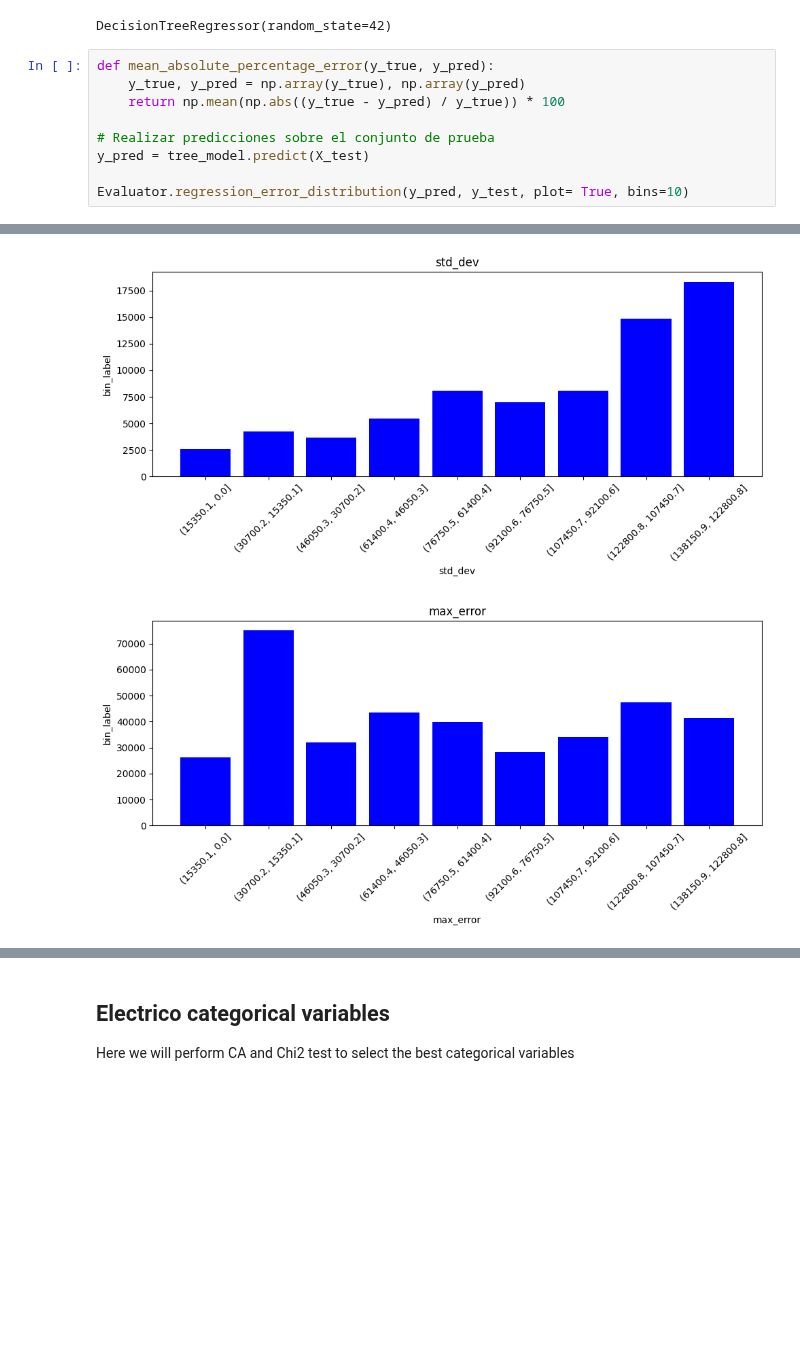
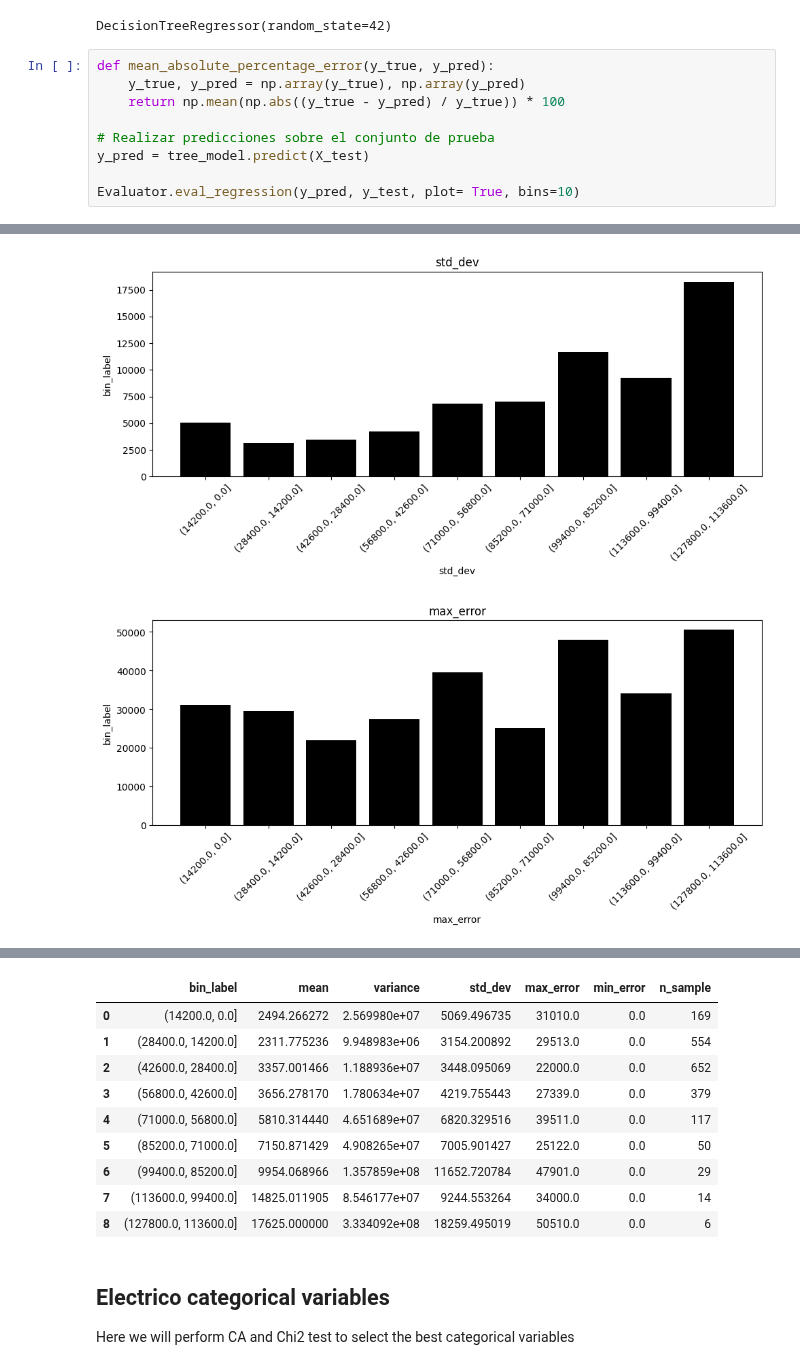
Before and after one commit to Lingfeng555/Cars_Price_Prediction, a Jupyter notebook: Trees/electric_and_plugin.ipynb, the cells around one changed output, grey strips where cells are left out. Saved outputs shown, nothing was run; the diff lists cells and outputs as text; blank space fills up the shorter version.

```diff
--- a/Trees/electric_and_plugin.ipynb
+++ b/Trees/electric_and_plugin.ipynb
@@ -233,5 +233,5 @@ def mean_absolute_percentage_error(y_true, y_pred):
 # Realizar predicciones sobre el conjunto de prueba
 y_pred = tree_model.predict(X_test)
 
-Evaluator.regression_error_distribution(y_pred, y_test, plot= True, bins=10)
+Evaluator.eval_regression(y_pred, y_test, plot= True, bins=10)
 # %% [output]
@@ -257,3 +248,3 @@ Evaluator.regression_error_distribution(y_pred, y_test, plot= True, bins=10)
-[figure, old version]
+[figure, new version]
-[figure, old version]
+[figure, new version]
 [figure]
@@ -261,3 +252,13 @@ Evaluator.regression_error_distribution(y_pred, y_test, plot= True, bins=10)
+|  | bin_label | mean | variance | std_dev | max_error | min_error | n_sample |
+| 0 | (14200.0, 0.0] | 2494.266272 | 2.569980e+07 | 5069.496735 | 31010.0 | 0.0 | 169 |
+| 1 | (28400.0, 14200.0] | 2311.775236 | 9.948983e+06 | 3154.200892 | 29513.0 | 0.0 | 554 |
+| 2 | (42600.0, 28400.0] | 3357.001466 | 1.188936e+07 | 3448.095069 | 22000.0 | 0.0 | 652 |
+| 3 | (56800.0, 42600.0] | 3656.278170 | 1.780634e+07 | 4219.755443 | 27339.0 | 0.0 | 379 |
+| 4 | (71000.0, 56800.0] | 5810.314440 | 4.651689e+07 | 6820.329516 | 39511.0 | 0.0 | 117 |
+| 5 | (85200.0, 71000.0] | 7150.871429 | 4.908265e+07 | 7005.901427 | 25122.0 | 0.0 | 50 |
+| 6 | (99400.0, 85200.0] | 9954.068966 | 1.357859e+08 | 11652.720784 | 47901.0 | 0.0 | 29 |
+| 7 | (113600.0, 99400.0] | 14825.011905 | 8.546177e+07 | 9244.553264 | 34000.0 | 0.0 | 14 |
+| 8 | (127800.0, 113600.0] | 17625.000000 | 3.334092e+08 | 18259.495019 | 50510.0 | 0.0 | 6 |
 # %% [markdown]
 ## Electrico categorical variables
 Here we will perform CA and Chi2 test to select the best categorical variables
```
Also changed, not shown: parts of 12 cells of this notebook, 1 other file.
